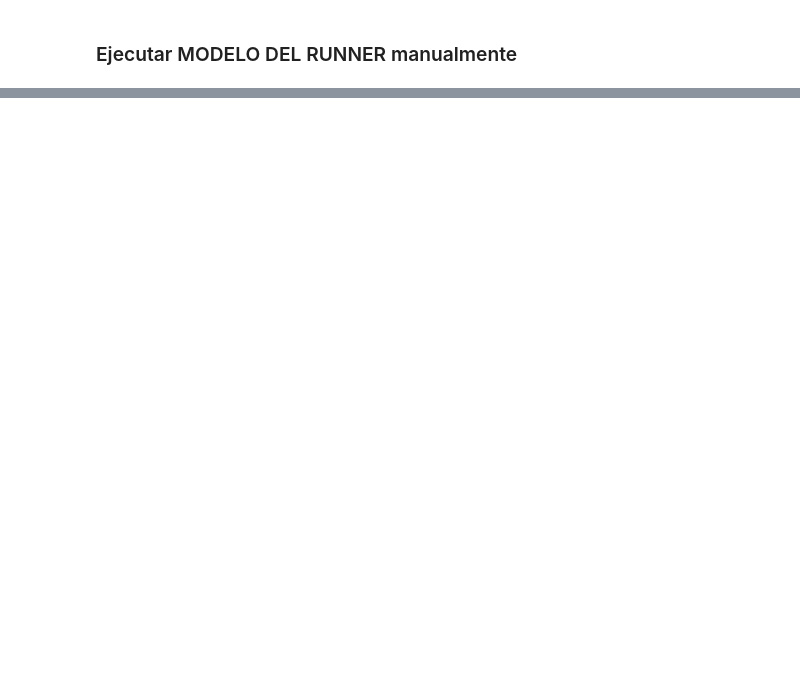
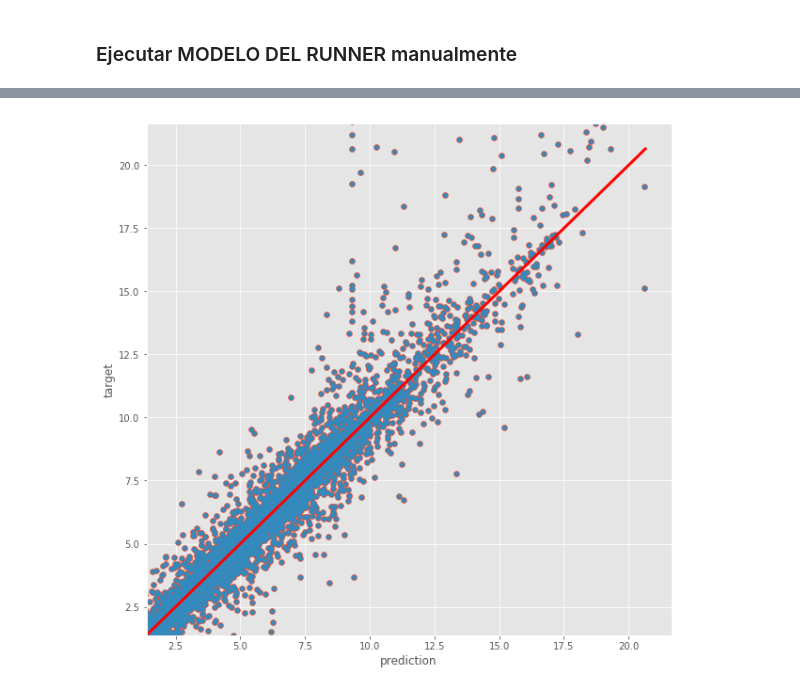
Before and after one commit to ycedres/rnn-series, a Jupyter notebook: src/regressors/core/Corregir RUNNER PLOT.ipynb, the cells around one changed output, grey strips where cells are left out. Cells and saved outputs as stored; diff of their text form; code cells hidden in the pictures; blank space fills up the shorter version.

```diff
--- a/src/regressors/core/Corregir RUNNER PLOT.ipynb
+++ b/src/regressors/core/Corregir RUNNER PLOT.ipynb
@@ -244,0 +245,8 @@ df_prediction.plot(ax=ax,
+# %%
+from model_runner import OutputManager
+output_manager_nuevo = OutputManager()
+output_manager_nuevo.set_df_prediction(predicted,input_manager.get_test_target())
+# %%
+output_manager_nuevo.plot_scatter_df()
+# %% [output]
+[figure, added]
```
Also changed, not shown: parts of 4 cells of this notebook.
